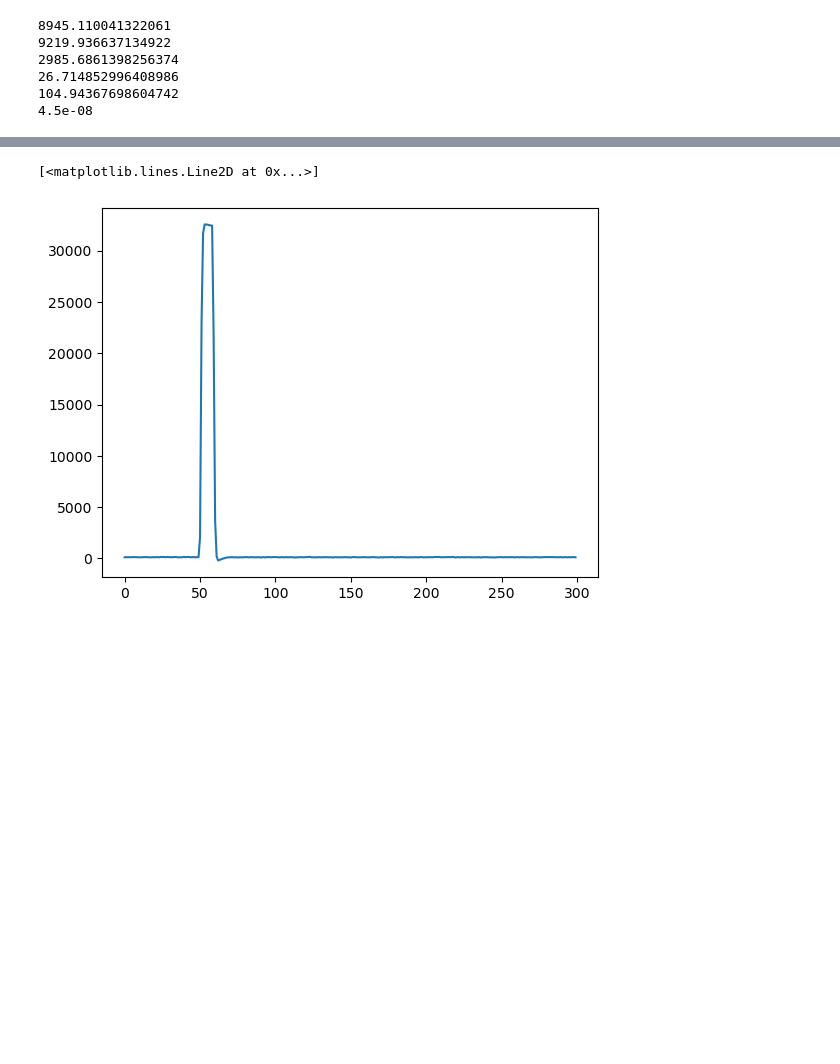
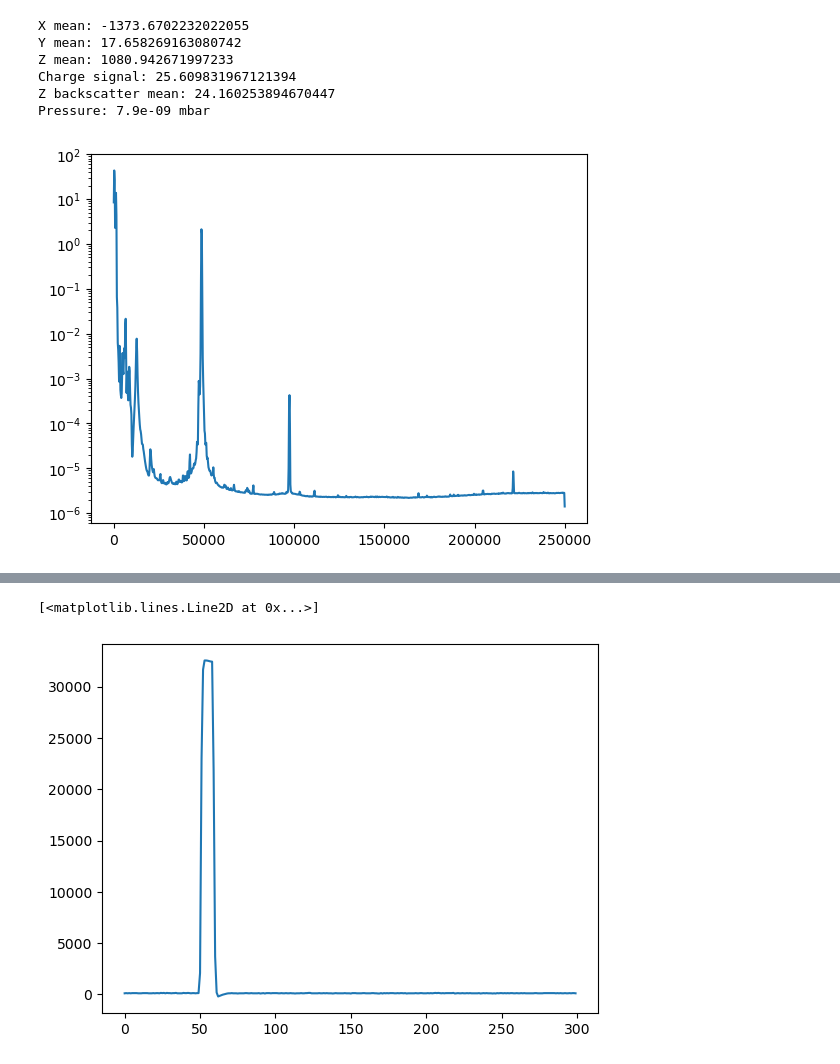
Before and after one commit to yuhants/Nanospheres, a Jupyter notebook: analysis_notebooks/20241017_h5py_test.ipynb, the cells around one changed output, grey strips where cells are left out. Saved outputs shown, nothing was run; the diff lists cells and outputs as text; code cells hidden in the pictures; blank space fills up the shorter version.

```diff
--- a/analysis_notebooks/20241017_h5py_test.ipynb
+++ b/analysis_notebooks/20241017_h5py_test.ipynb
@@ -3,25 +3,27 @@ import numpy as np
 import matplotlib.pyplot as plt
 import h5py
 # %%
-file_name = r"E:\dm_data\20241217_6e-8mbar_0e_alignment3_long/20241217_d_690.hdf5"
+file_idx = 12
+sphere = 'sphere_20250103'
+dataset = '20250116_8e-9mbar_0e_alignment1_long'
+prefix = '20250116_d_'
+
+file_name = rf"E:\dm_data\{sphere}\{dataset}/{prefix}{file_idx}.hdf5"
 f = h5py.File(file_name, 'r')
 
-# print(np.mean(f['data']['channel_a'] * f['data']['channel_a'].attrs['adc2mv']))
-# print(np.mean(f['data']['channel_b'] * f['data']['channel_b'].attrs['adc2mv']))
-# print(np.mean(f['data']['channel_c'] * f['data']['channel_c'].attrs['adc2mv']))
+print('X mean:', f['data'].attrs['channel_a_mean_mv'])
+print('Y mean:', f['data'].attrs['channel_b_mean_mv'])
+print('Z mean:', f['data'].attrs['channel_c_mean_mv'])
+print('Charge signal:', f['data'].attrs['channel_e_mean_mv'])
+print('Z backscatter mean:', np.mean(f['data']['channel_d'] * f['data']['channel_d'].attrs['adc2mv']))
+zz = f['data']['channel_d'] * f['data']['channel_d'].attrs['adc2mv']
 
-print(f['data'].attrs['channel_a_mean_mv'])
-print(f['data'].attrs['channel_b_mean_mv'])
-print(f['data'].attrs['channel_c_mean_mv'])
-print(f['data'].attrs['channel_e_mean_mv'])
-print(np.std(f['data']['channel_d'] * f['data']['channel_d'].attrs['adc2mv']))
-
-print(f['data'].attrs['pressure_mbar'])
+print('Pressure:', f['data'].attrs['pressure_mbar'], 'mbar')
 f.close()
 # %% [output]
-8945.110041322061
-9219.936637134922
-2985.6861398256374
-26.714852996408986
-104.94367698604742
-4.5e-08
+X mean: -1373.6702232022055
+Y mean: 17.658269163080742
+Z mean: 1080.942671997233
+Charge signal: 25.609831967121394
+Z backscatter mean: 24.160253894670447
+Pressure: 7.9e-09 mbar
@@ -30,0 +30,10 @@ f.close()
+# %%
+from scipy.signal import welch
+
+dtt = 2e-6
+ff, pp = welch(zz, fs=500000, nperseg=2**11)
+plt.plot(ff, pp, label='Z backward')
+# plt.xlim(200000, 225000)
+plt.yscale('log')
+# %% [output]
+[figure, added]
```
Also changed, not shown: parts of 2 cells of this notebook, 4 other files.
